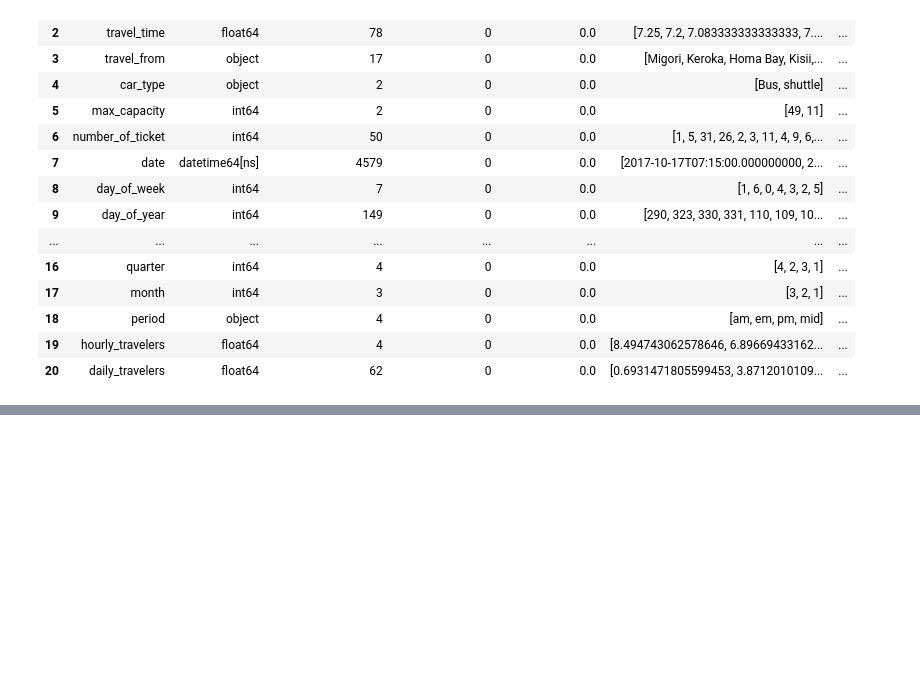
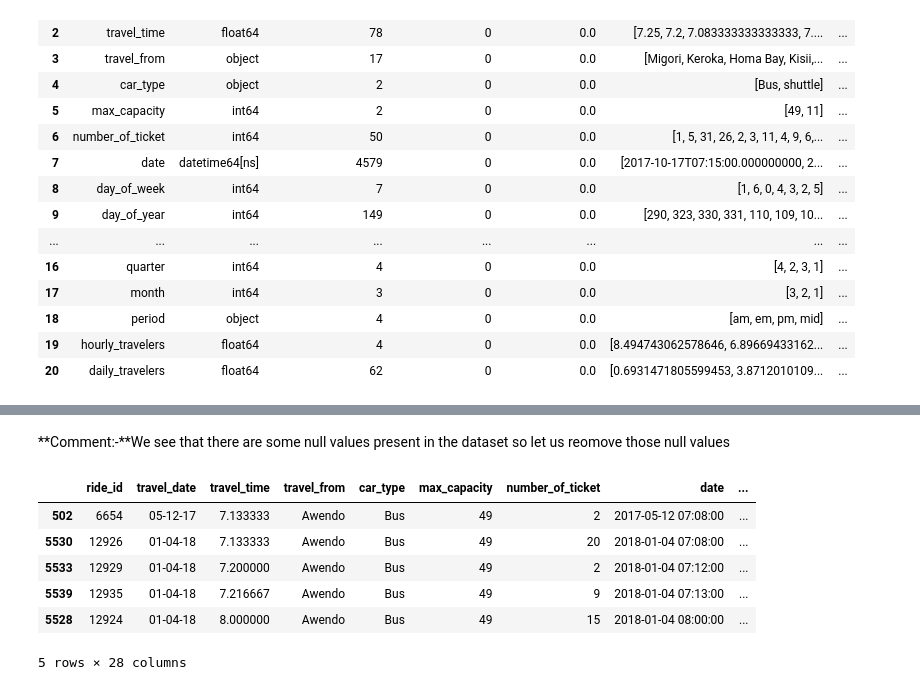
Before and after one commit to Aniket-Satpute/Transport-Demand-Prediction., a Jupyter notebook: Transport_Demand_Prediction_aniket.ipynb, the cells around one changed output, grey strips where cells are left out. Saved outputs shown, nothing was run; the diff lists cells and outputs as text; code cells hidden in the pictures; blank space fills up the shorter version.

```diff
--- a/Transport_Demand_Prediction_aniket.ipynb
+++ b/Transport_Demand_Prediction_aniket.ipynb
@@ -449,0 +512,2 @@ data_characterization(transport_dpdt)
+# %% [markdown]
+**Comment:-**We see that there are some null values present in the dataset so let us reomove those null values
@@ -449,0 +516,10 @@ data_characterization(transport_dpdt)
+# %%
+data.head()
+# %% [output]
+|  | ride_id | travel_date | travel_time | travel_from | car_type | max_capacity | number_of_ticket | date | ... |
+| 502 | 6654 | 05-12-17 | 7.133333 | Awendo | Bus | 49 | 2 | 2017-05-12 07:08:00 | ... |
+| 5530 | 12926 | 01-04-18 | 7.133333 | Awendo | Bus | 49 | 20 | 2018-01-04 07:08:00 | ... |
+| 5533 | 12929 | 01-04-18 | 7.200000 | Awendo | Bus | 49 | 2 | 2018-01-04 07:12:00 | ... |
+| 5539 | 12935 | 01-04-18 | 7.216667 | Awendo | Bus | 49 | 9 | 2018-01-04 07:13:00 | ... |
+| 5528 | 12924 | 01-04-18 | 8.000000 | Awendo | Bus | 49 | 15 | 2018-01-04 08:00:00 | ... |
+5 rows × 28 columns
```
Also changed, not shown: parts of 12 cells of this notebook.
